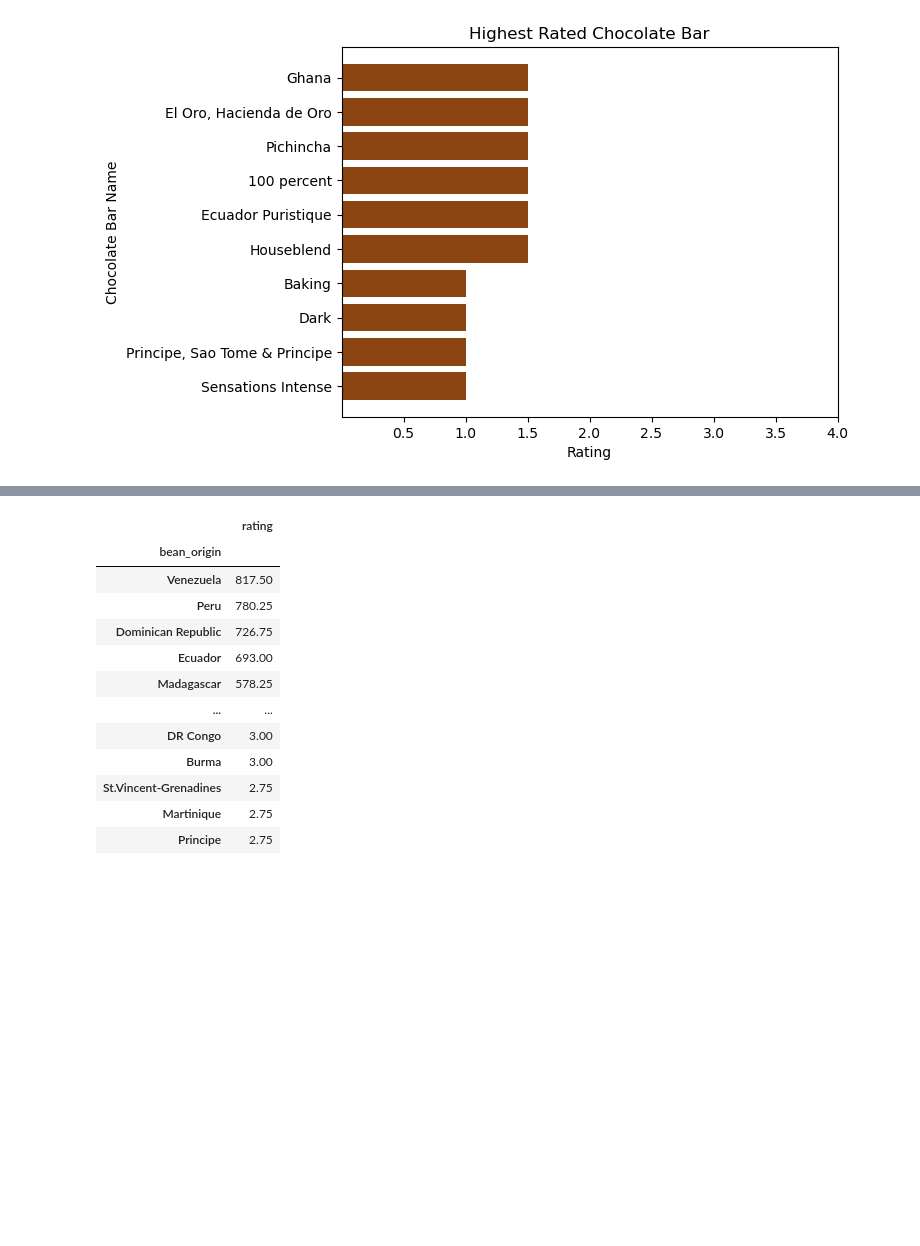
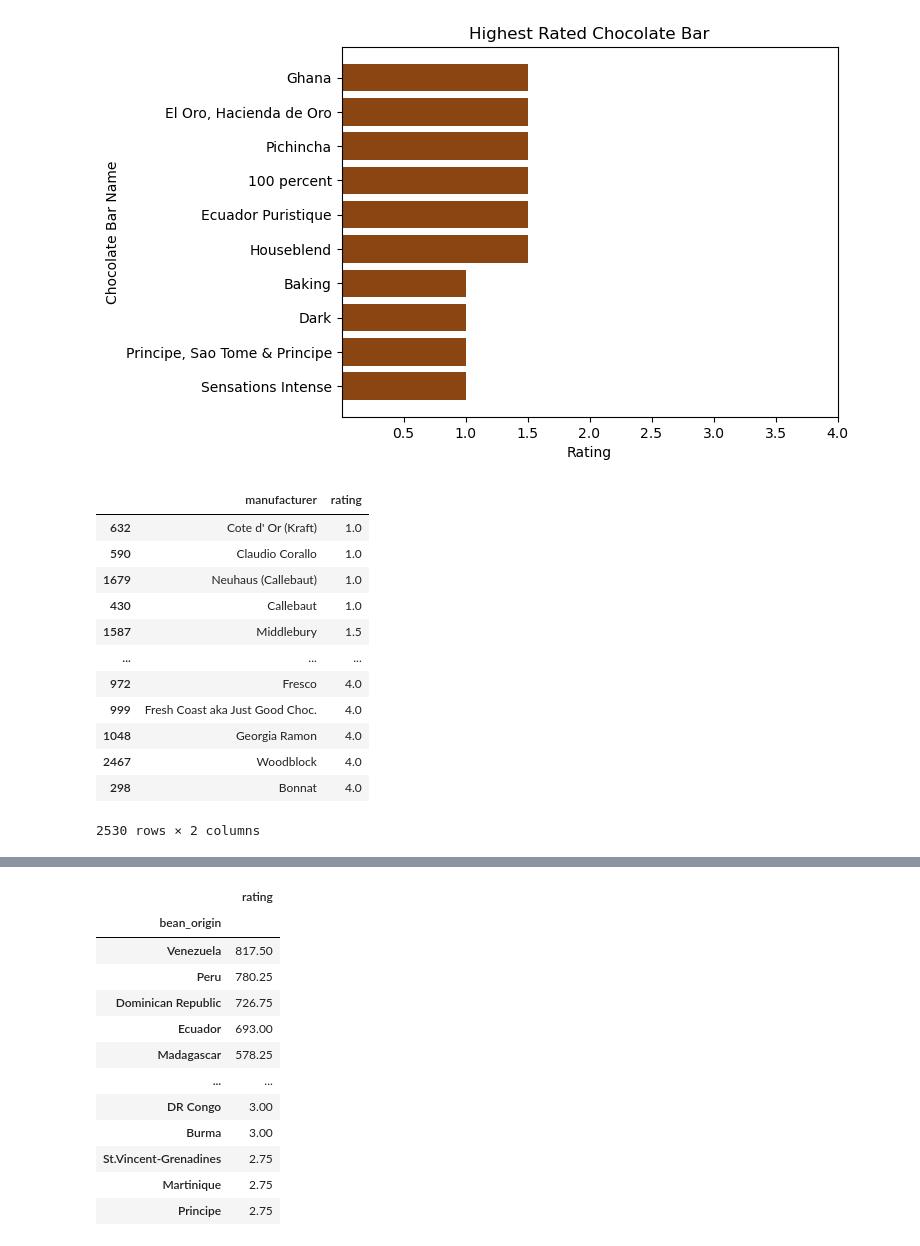
Before and after one commit to nbaggio28/Mid-Term-Project, a Jupyter notebook: notebooks/chocolateDA.ipynb, the cells around one changed output, grey strips where cells are left out. Saved outputs shown, nothing was run; the diff lists cells and outputs as text; code cells hidden in the pictures; blank space fills up the shorter version.

```diff
--- a/notebooks/chocolateDA.ipynb
+++ b/notebooks/chocolateDA.ipynb
@@ -142,7 +142,21 @@ plt.show()
 # %%
 #Sorting the manufacturer by rating
 man_rated = chocbar_df[['manufacturer', 'rating']].sort_values('rating')
-# man_rated
+man_rated
+# %% [output]
+|  | manufacturer | rating |
+| 632 | Cote d' Or (Kraft) | 1.0 |
+| 590 | Claudio Corallo | 1.0 |
+| 1679 | Neuhaus (Callebaut) | 1.0 |
+| 430 | Callebaut | 1.0 |
+| 1587 | Middlebury | 1.5 |
+| ... | ... | ... |
+| 972 | Fresco | 4.0 |
+| 999 | Fresh Coast aka Just Good Choc. | 4.0 |
+| 1048 | Georgia Ramon | 4.0 |
+| 2467 | Woodblock | 4.0 |
+| 298 | Bonnat | 4.0 |
+2530 rows × 2 columns
 # %%
 #Which manufacturer has the highest overall (cumulative) rating?
 top_man = (
```
Also changed, not shown: parts of 4 cells of this notebook, 1 other file.
